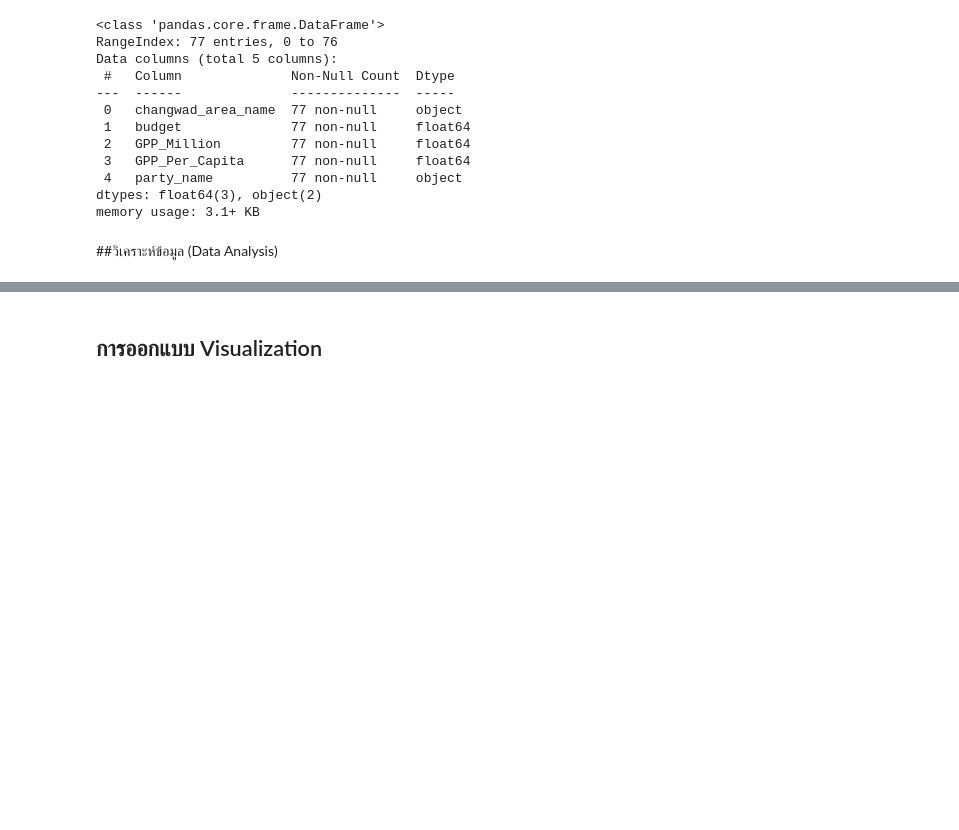
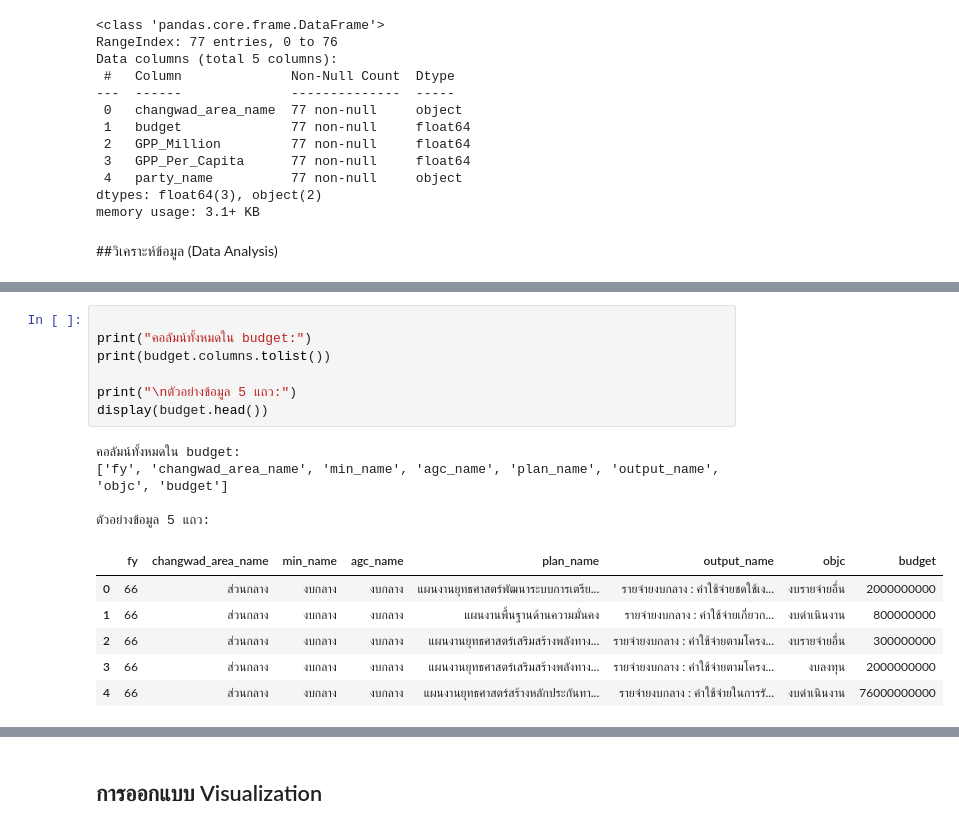
Before and after one commit to niradaa-art/project_BP_group8, a Jupyter notebook: Project_Colab_group8.ipynb, the cells around one changed output, grey strips where cells are left out. Drawn from its saved outputs; the diff is of its cells as text; blank space fills up the shorter version.

```diff
--- a/Project_Colab_group8.ipynb
+++ b/Project_Colab_group8.ipynb
@@ -533,0 +663,18 @@ print(prov_objc_pct.round(2))
+# %%
+
+print("คอลัมน์ทั้งหมดใน budget:")
+print(budget.columns.tolist())
+
+print("\nตัวอย่างข้อมูล 5 แถว:")
+display(budget.head())
+# %% [output]
+คอลัมน์ทั้งหมดใน budget:
+['fy', 'changwad_area_name', 'min_name', 'agc_name', 'plan_name', 'output_name', 'objc', 'budget']
+
+ตัวอย่างข้อมูล 5 แถว:
+|  | fy | changwad_area_name | min_name | agc_name | plan_name | output_name | objc | budget |
+| 0 | 66 | ส่วนกลาง | งบกลาง | งบกลาง | แผนงานยุทธศาสตร์พัฒนาระบบการเตรีย... | รายจ่ายงบกลาง : ค่าใช้จ่ายชดใช้เง... | งบรายจ่ายอื่น | 2000000000 |
+| 1 | 66 | ส่วนกลาง | งบกลาง | งบกลาง | แผนงานพื้นฐานด้านความมั่นคง | รายจ่ายงบกลาง : ค่าใช้จ่ายเกี่ยวก... | งบดำเนินงาน | 800000000 |
+| 2 | 66 | ส่วนกลาง | งบกลาง | งบกลาง | แผนงานยุทธศาสตร์เสริมสร้างพลังทาง... | รายจ่ายงบกลาง : ค่าใช้จ่ายตามโครง... | งบรายจ่ายอื่น | 300000000 |
+| 3 | 66 | ส่วนกลาง | งบกลาง | งบกลาง | แผนงานยุทธศาสตร์เสริมสร้างพลังทาง... | รายจ่ายงบกลาง : ค่าใช้จ่ายตามโครง... | งบลงทุน | 2000000000 |
+| 4 | 66 | ส่วนกลาง | งบกลาง | งบกลาง | แผนงานยุทธศาสตร์สร้างหลักประกันทา... | รายจ่ายงบกลาง : ค่าใช้จ่ายในการรั... | งบดำเนินงาน | 76000000000 |
```
Also changed, not shown: parts of 12 cells of this notebook.
